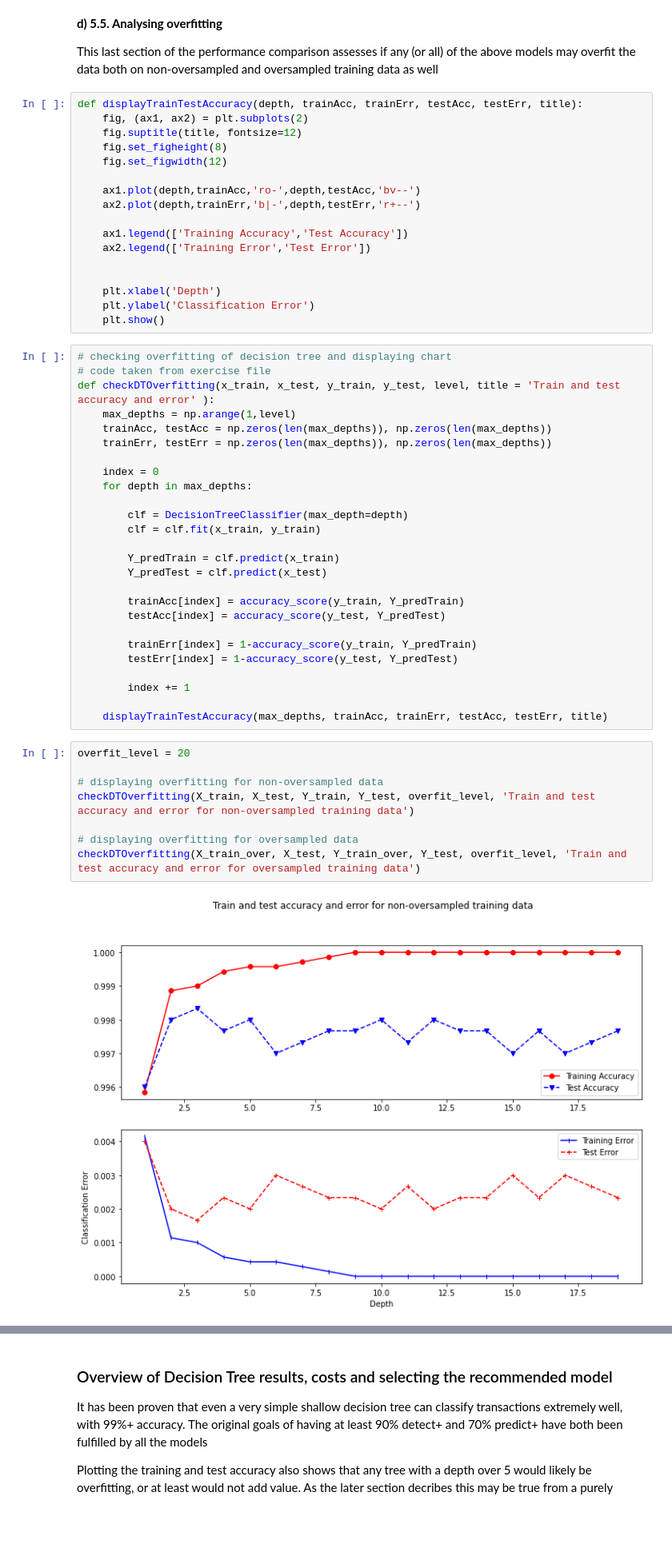
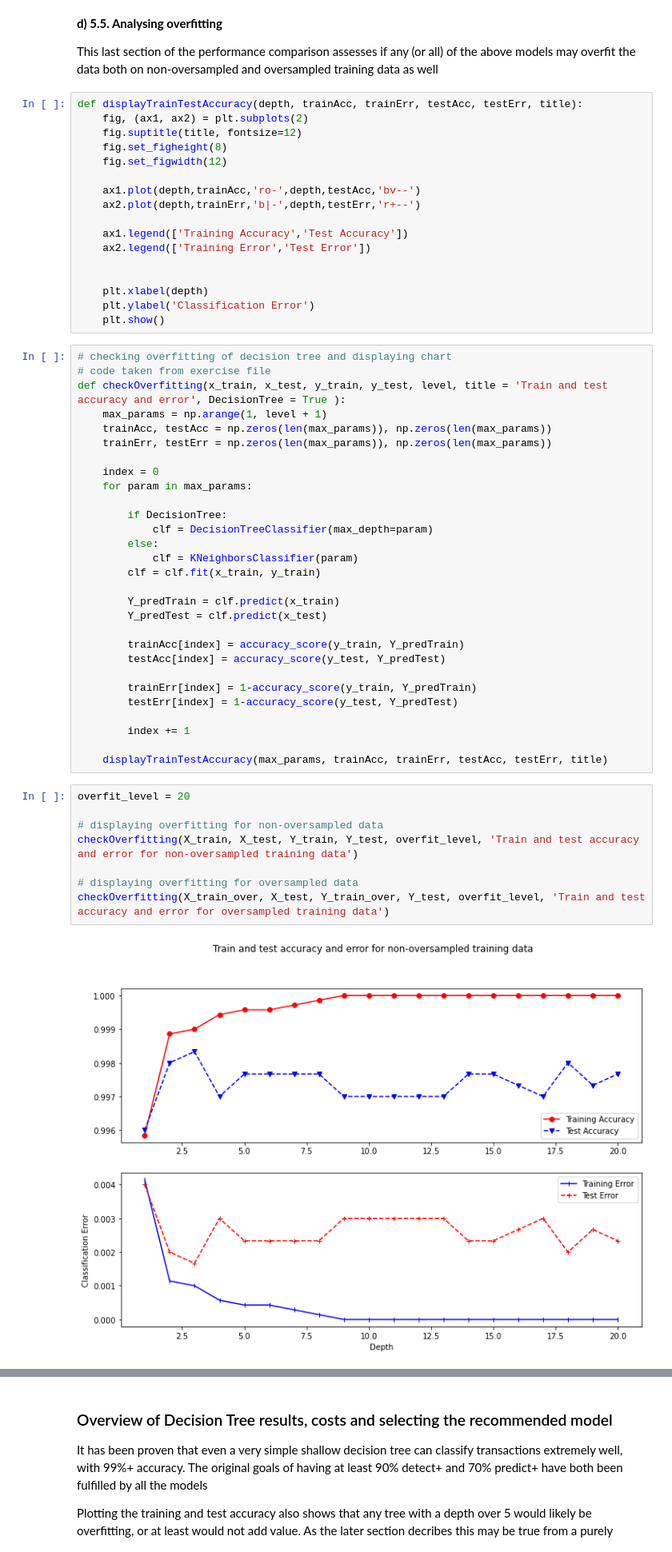
Before and after one commit to lacibacsi/data_science_assignment_3, a Jupyter notebook: Assessment3_playground.ipynb, the cells around one changed output, grey strips where cells are left out. Shown at 80% size. Cells and saved outputs as stored; diff of their text form; blank space fills up the shorter version.

```diff
--- a/Assessment3_playground.ipynb
+++ b/Assessment3_playground.ipynb
@@ -1188,21 +1186,24 @@ def displayTrainTestAccuracy(depth, trainAcc, trainErr, testAcc, testErr, title)
     ax2.legend(['Training Error','Test Error'])
 
 
-    plt.xlabel('Depth')
+    plt.xlabel(depth)
     plt.ylabel('Classification Error')
     plt.show()
 # %%
 # checking overfitting of decision tree and displaying chart
 # code taken from exercise file
-def checkDTOverfitting(x_train, x_test, y_train, y_test, level, title = 'Train and test accuracy and error' ):
-    max_depths = np.arange(1,level)
-    trainAcc, testAcc = np.zeros(len(max_depths)), np.zeros(len(max_depths))
-    trainErr, testErr = np.zeros(len(max_depths)), np.zeros(len(max_depths))
+def checkOverfitting(x_train, x_test, y_train, y_test, level, title = 'Train and test accuracy and error', DecisionTree = True ):
+    max_params = np.arange(1, level + 1)
+    trainAcc, testAcc = np.zeros(len(max_params)), np.zeros(len(max_params))
+    trainErr, testErr = np.zeros(len(max_params)), np.zeros(len(max_params))
 
     index = 0
-    for depth in max_depths:
+    for param in max_params:
 
-        clf = DecisionTreeClassifier(max_depth=depth)
+        if DecisionTree:
+            clf = DecisionTreeClassifier(max_depth=param)
+        else:
+            clf = KNeighborsClassifier(param)
         clf = clf.fit(x_train, y_train)
 
         Y_predTrain = clf.predict(x_train)
@@ -1216,14 +1217,14 @@ def checkDTOverfitting(x_train, x_test, y_train, y_test, level, title = 'Train a
 
         index += 1
 
-    displayTrainTestAccuracy(max_depths, trainAcc, trainErr, testAcc, testErr, title)
+    displayTrainTestAccuracy(max_params, trainAcc, trainErr, testAcc, testErr, title)
 # %%
 overfit_level = 20
 
 # displaying overfitting for non-oversampled data
-checkDTOverfitting(X_train, X_test, Y_train, Y_test, overfit_level, 'Train and test accuracy and error for non-oversampled training data')
+checkOverfitting(X_train, X_test, Y_train, Y_test, overfit_level, 'Train and test accuracy and error for non-oversampled training data')
 
 # displaying overfitting for oversampled data
-checkDTOverfitting(X_train_over, X_test, Y_train_over, Y_test, overfit_level, 'Train and test accuracy and error for oversampled training data')
+checkOverfitting(X_train_over, X_test, Y_train_over, Y_test, overfit_level, 'Train and test accuracy and error for oversampled training data')
 # %% [output]
-[figure, old version]
+[figure, new version]
```
Also changed, not shown: parts of 122 cells of this notebook.
